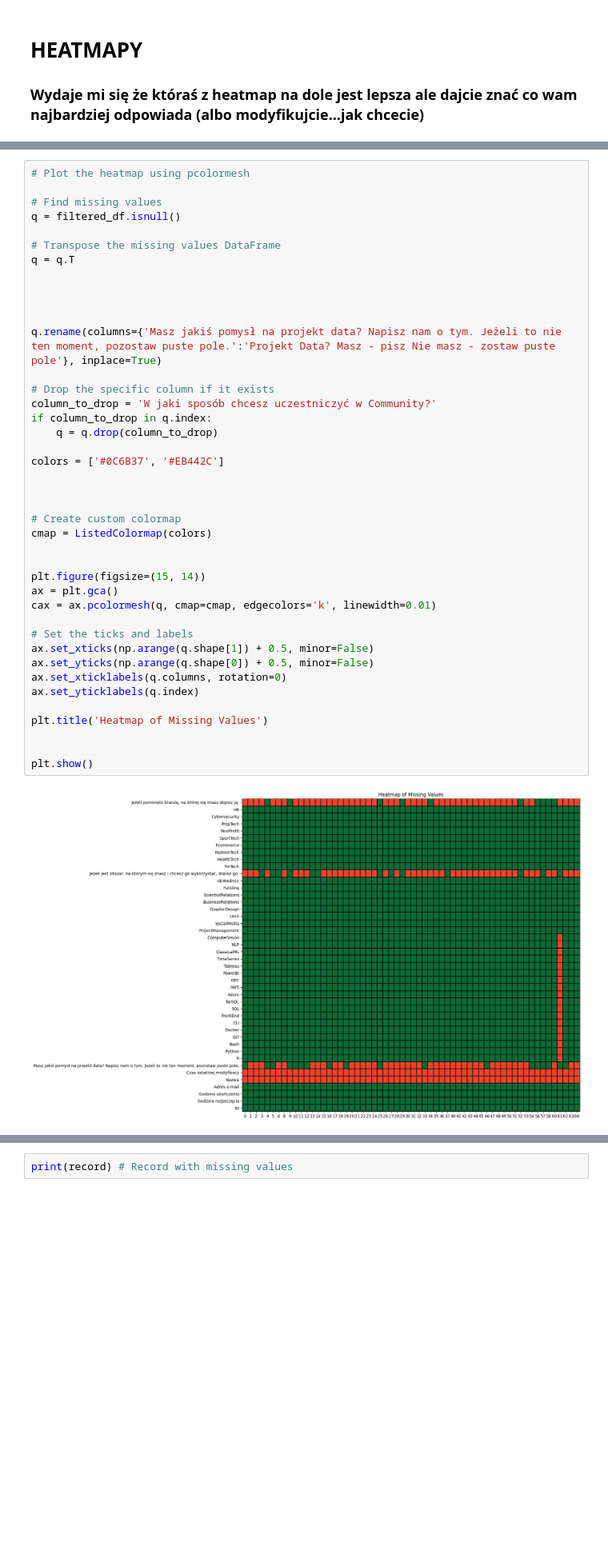
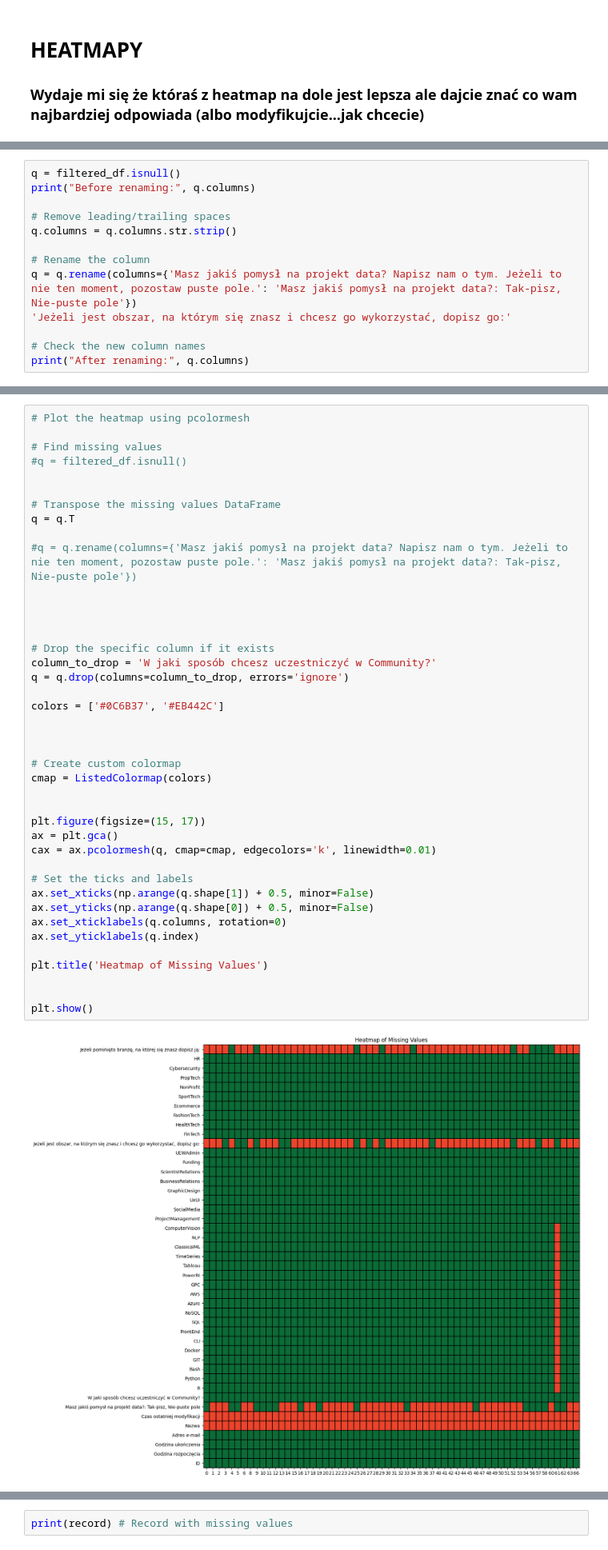
Before and after one commit to Mghd269/DMI-Project, a Jupyter notebook: notebooks/01_data_preprocesing.ipynb, the cells around one changed output, grey strips where cells are left out. Shown at 80% size. Cells and saved outputs as stored; diff of their text form; blank space fills up the shorter version.

```diff
--- a/notebooks/01_data_preprocesing.ipynb
+++ b/notebooks/01_data_preprocesing.ipynb
@@ -133,3 +133,16 @@ plt.title('Heatmap of Missing Values')
 plt.show()
 # %% [output]
 [figure]
+# %%
+q = filtered_df.isnull()
+print("Before renaming:", q.columns)
+
+# Remove leading/trailing spaces
+q.columns = q.columns.str.strip()
+
+# Rename the column
+q = q.rename(columns={'Masz jakiś pomysł na projekt data? Napisz nam o tym. Jeżeli to nie ten moment, pozostaw puste pole.': 'Masz jakiś pomysł na projekt data?: Tak-pisz, Nie-puste pole'})
+'Jeżeli jest obszar, na którym się znasz i chcesz go wykorzystać, dopisz go:'
+
+# Check the new column names
+print("After renaming:", q.columns)
@@ -137,45 +168,45 @@ plt.show()
 # Plot the heatmap using pcolormesh
 
 # Find missing values
-q = filtered_df.isnull()
+#q = filtered_df.isnull()
+
 
 # Transpose the missing values DataFrame
 q = q.T
 
+#q = q.rename(columns={'Masz jakiś pomysł na projekt data? Napisz nam o tym. Jeżeli to nie ten moment, pozostaw puste pole.': 'Masz jakiś pomysł na projekt data?: Tak-pisz, Nie-puste pole'})
 
 
 
-q.rename(columns={'Masz jakiś pomysł na projekt data? Napisz nam o tym. Jeżeli to nie ten moment, pozostaw puste pole.':'Projekt Data? Masz - pisz Nie masz - zostaw puste pole'}, inplace=True)
 
 # Drop the specific column if it exists
 column_to_drop = 'W jaki sposób chcesz uczestniczyć w Community?'
-if column_to_drop in q.index:
-    q = q.drop(column_to_drop)
+q = q.drop(columns=column_to_drop, errors='ignore')
 
 colors = ['#0C6B37', '#EB442C']
 
 
 
 # Create custom colormap
 cmap = ListedColormap(colors)
 
 
-plt.figure(figsize=(15, 14))
+plt.figure(figsize=(15, 17))
 ax = plt.gca()
 cax = ax.pcolormesh(q, cmap=cmap, edgecolors='k', linewidth=0.01)
 
 # Set the ticks and labels
 ax.set_xticks(np.arange(q.shape[1]) + 0.5, minor=False)
 ax.set_yticks(np.arange(q.shape[0]) + 0.5, minor=False)
 ax.set_xticklabels(q.columns, rotation=0)
 ax.set_yticklabels(q.index)
 
 plt.title('Heatmap of Missing Values')
 
 
 plt.show()
 # %% [output]
-[figure, old version]
+[figure, new version]
 # %%
 df2 = filtered_df.drop(['Godzina rozpoczęcia', 'Godzina ukończenia', 'Czas ostatniej modyfikacji'], axis=1)
 
```
Also changed, not shown: parts of 1 cell of this notebook.
